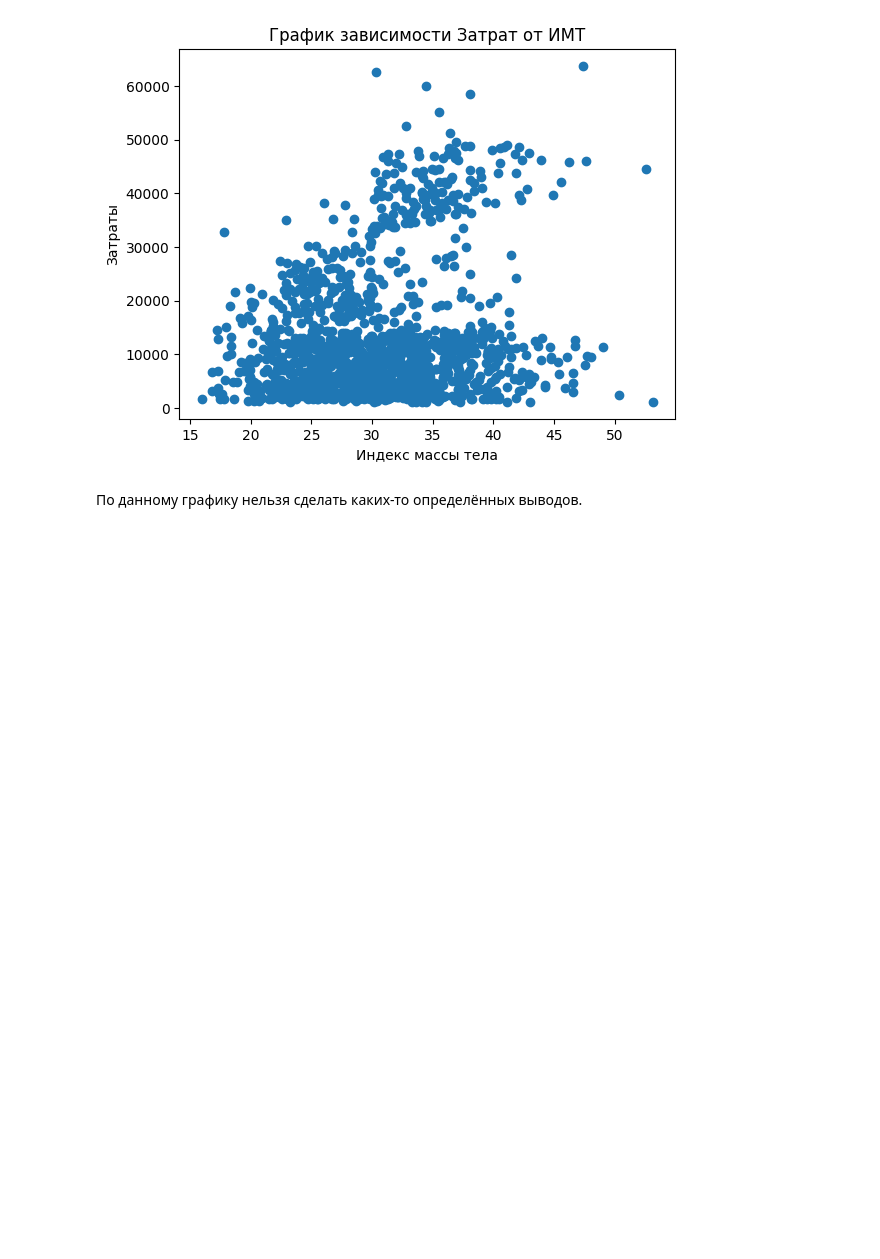
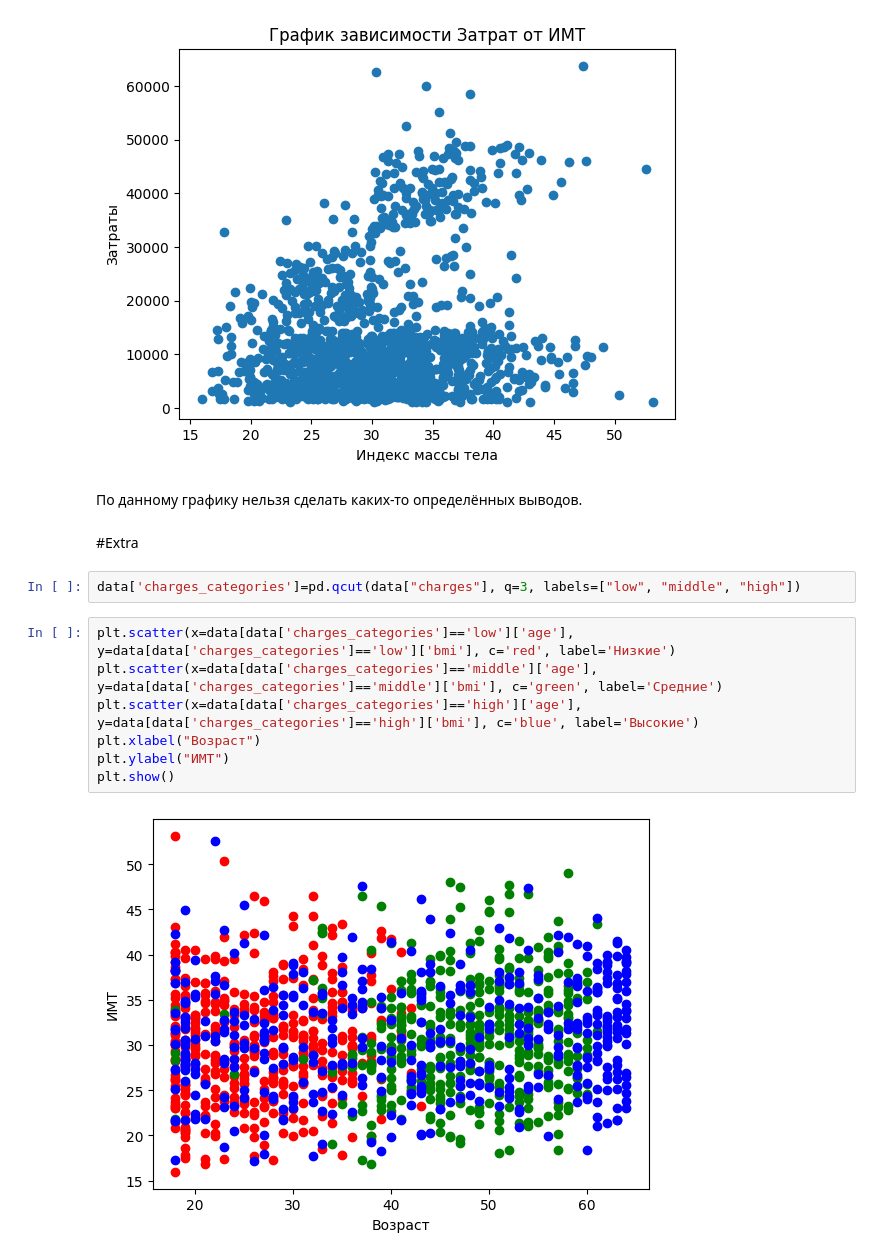
Before and after one commit to yulya11/introduction_to_ai, a Jupyter notebook: 02_lab_EDA.ipynb, the cells around one changed output. Cells and saved outputs as stored; diff of their text form; blank space fills up the shorter version.

```diff
--- a/02_lab_EDA.ipynb
+++ b/02_lab_EDA.ipynb
@@ -290,3 +290,16 @@ plt.show()
 [figure]
 # %% [markdown]
 По данному графику нельзя сделать каких-то определённых выводов.
+# %% [markdown]
+#Extra
+# %%
+data['charges_categories']=pd.qcut(data["charges"], q=3, labels=["low", "middle", "high"])
+# %%
+plt.scatter(x=data[data['charges_categories']=='low']['age'], y=data[data['charges_categories']=='low']['bmi'], c='red', label='Низкие')
+plt.scatter(x=data[data['charges_categories']=='middle']['age'], y=data[data['charges_categories']=='middle']['bmi'], c='green', label='Средние')
+plt.scatter(x=data[data['charges_categories']=='high']['age'], y=data[data['charges_categories']=='high']['bmi'], c='blue', label='Высокие')
+plt.xlabel("Возраст")
+plt.ylabel("ИМТ")
+plt.show()
+# %% [output]
+[figure, added]
```
Also changed, not shown: parts of 1 cell of this notebook.
